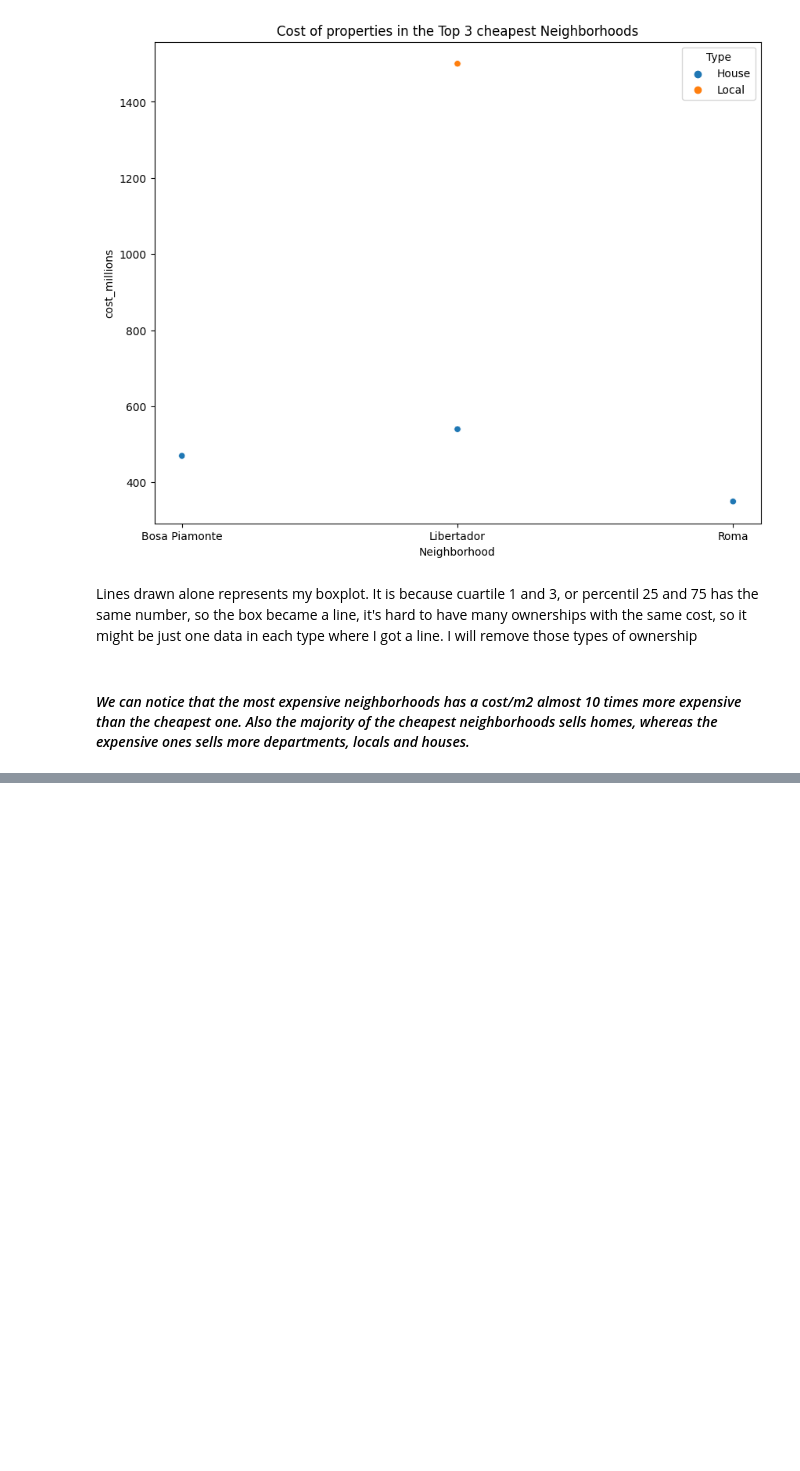
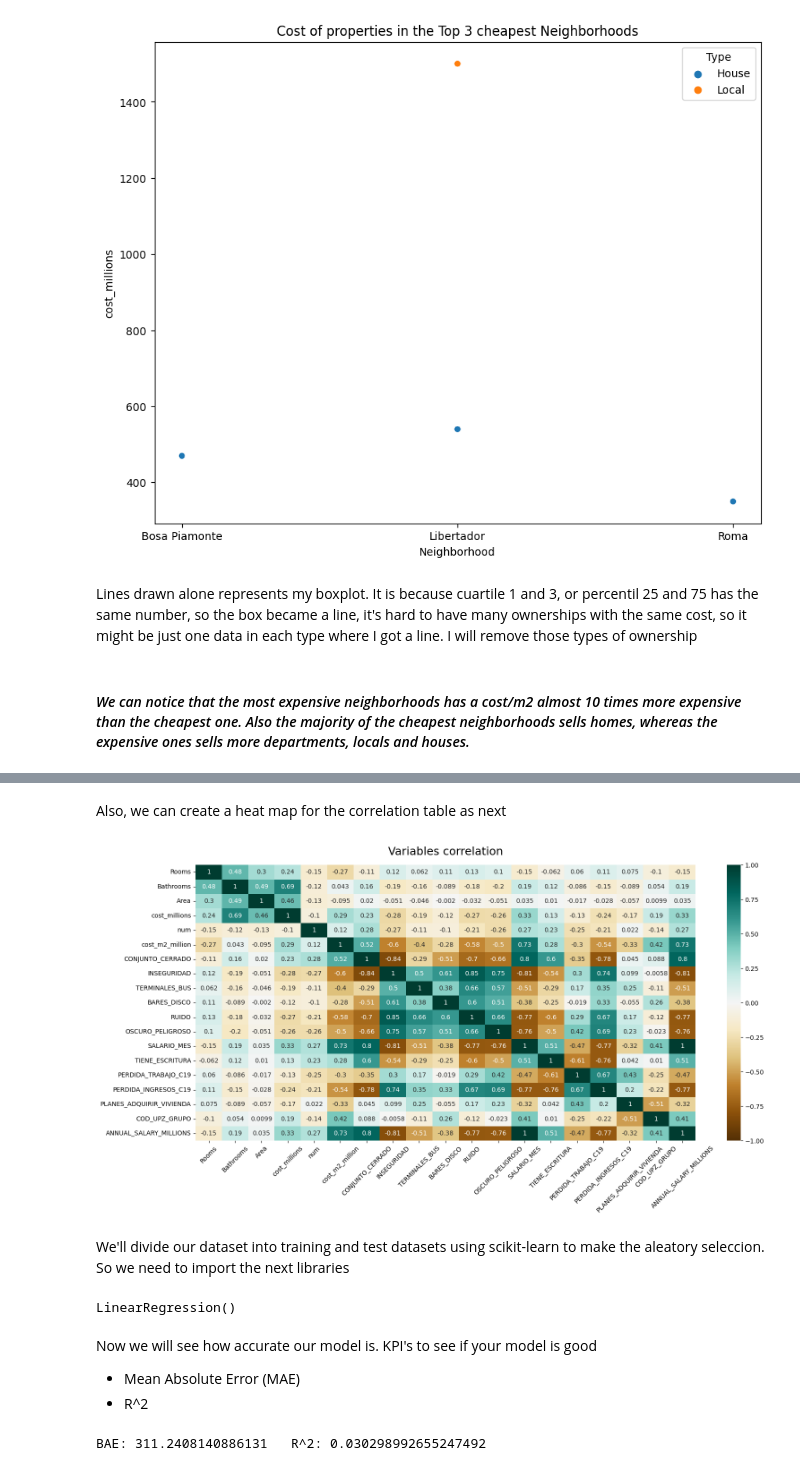
Before and after one commit to EmmanuelMald/Inmersion-datos-Aiura-LATAM, a Jupyter notebook: Integrate_work.ipynb, the cells around one changed output, grey strips where cells are left out. Drawn from its saved outputs; the diff is of its cells as text; code cells hidden in the pictures; blank space fills up the shorter version.

```diff
--- a/Integrate_work.ipynb
+++ b/Integrate_work.ipynb
@@ -423,0 +617,11 @@ ValueError: Could not interpret input 'cost_m2_millions'
+# %% [markdown]
+Also, we can create a heat map for the correlation table as next
+# %%
+plt.figure(figsize=(18, 8))
+heatmap = sns.heatmap(data_ml.corr(numeric_only=True), vmin=-1, vmax=1, annot=True, cmap='BrBG')
+heatmap.set_title('Variables correlation', fontdict={'fontsize':18}, pad=16)
+heatmap.tick_params(axis="x", rotation=45)
+# %% [output]
+[figure, added]
+# %% [markdown]
+We'll divide our dataset into training and test datasets using scikit-learn to make the aleatory seleccion. So we need to import the next libraries
@@ -423,0 +631,26 @@ ValueError: Could not interpret input 'cost_m2_millions'
+# %%
+from sklearn.linear_model import LinearRegression
+from sklearn.model_selection import train_test_split
+from sklearn.metrics import mean_absolute_error,r2_score
+
+X = data_ml["COD_UPZ_GRUPO"]
+y=data_ml["cost_millions"]
+
+X_train, X_test, y_train, y_test = train_test_split(X,y,test_size=0.25, random_state=99) #random_state = seed
+model=LinearRegression()
+model.fit(X_train.array.reshape(-1, 1),y_train.array.reshape(-1, 1))
+# %% [output]
+LinearRegression()
+# %% [markdown]
+Now we will see how accurate our model is. KPI's to see if your model is good
+
+- Mean Absolute Error (MAE)
+- R^2
+# %%
+y_predict=model.predict(X_test.array.reshape(-1, 1))
+baseline_mae=mean_absolute_error(y_test,y_predict)
+baseline_r2=r2_score(y_test,y_predict)
+
+print(f"BAE: {baseline_mae} \t R^2: {baseline_r2}")
+# %% [output]
+BAE: 311.2408140886131   R^2: 0.030298992655247492
```
Also changed, not shown: parts of 49 cells of this notebook.
